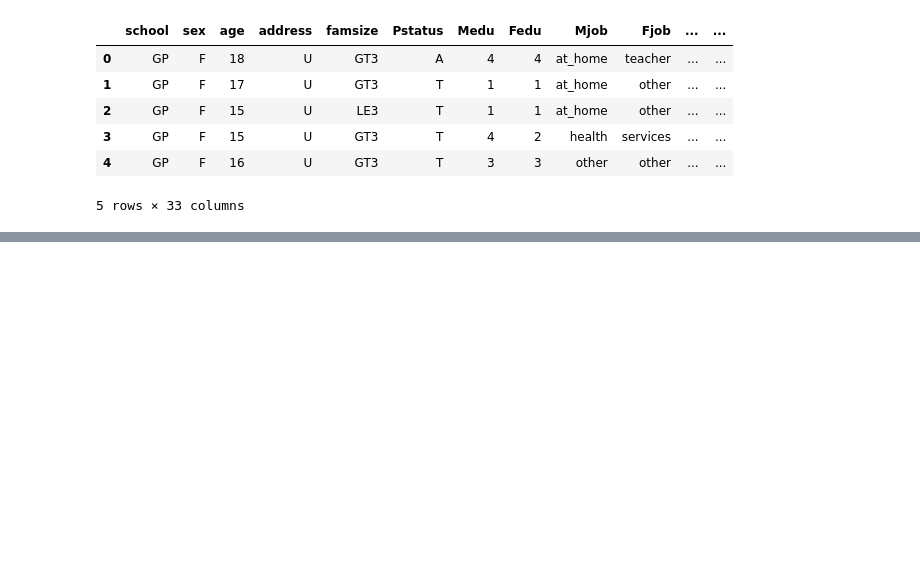
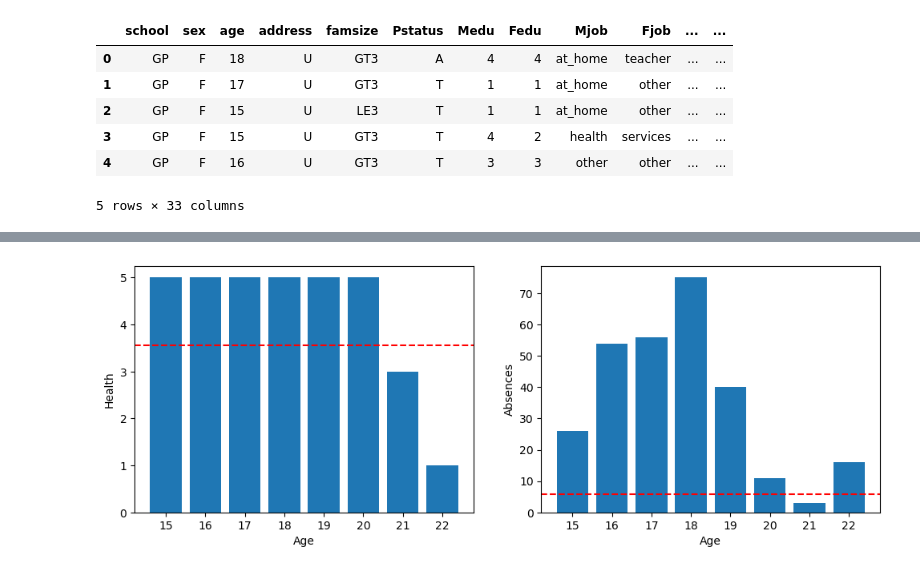
Before and after one commit to msnkr/python_projects, a Jupyter notebook: ML/student_alc_data/student_alc_data.ipynb, the cells around one changed output, grey strips where cells are left out. Cells and saved outputs as stored; diff of their text form; code cells hidden in the pictures; blank space fills up the shorter version.

```diff
--- a/ML/student_alc_data/student_alc_data.ipynb
+++ b/ML/student_alc_data/student_alc_data.ipynb
@@ -35,0 +39,13 @@ dtype: object
+# %%
+fig, (ax1, ax2) = plt.subplots(nrows=1, ncols=2, figsize=(12, 4), sharex=True)
+ax1.bar(df["age"], df["health"])
+ax1.axhline(df["health"].mean(), linestyle="--", c="red");
+ax1.set(xlabel="Age",
+       ylabel="Health")
+
+ax2.bar(df["age"], df["absences"])
+ax2.axhline(df["absences"].mean(), linestyle="--", c="red")
+ax2.set(xlabel="Age",
+       ylabel="Absences");
+# %% [output]
+[figure, added]
```
Also changed, not shown: parts of 4 cells of this notebook.
